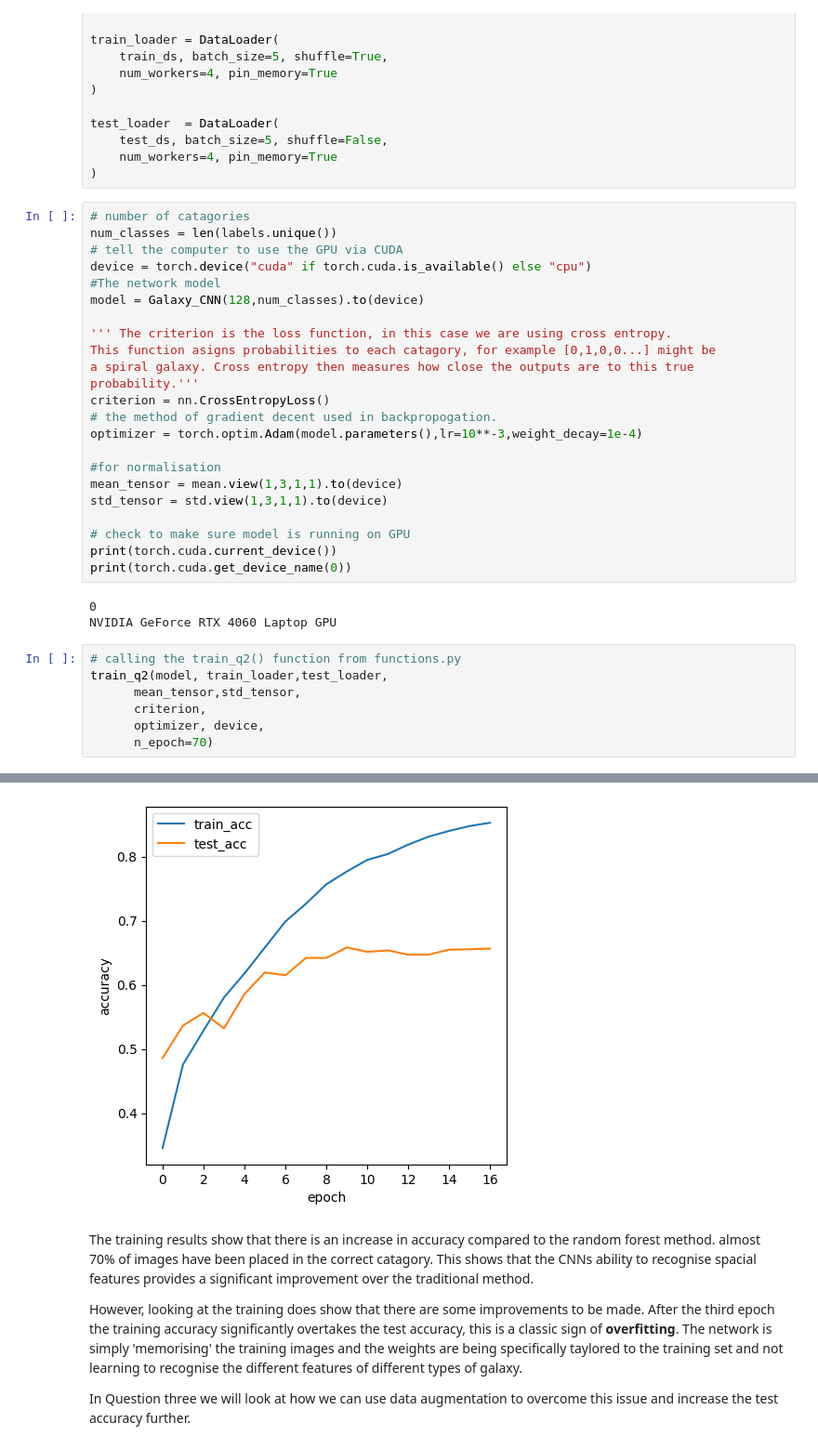
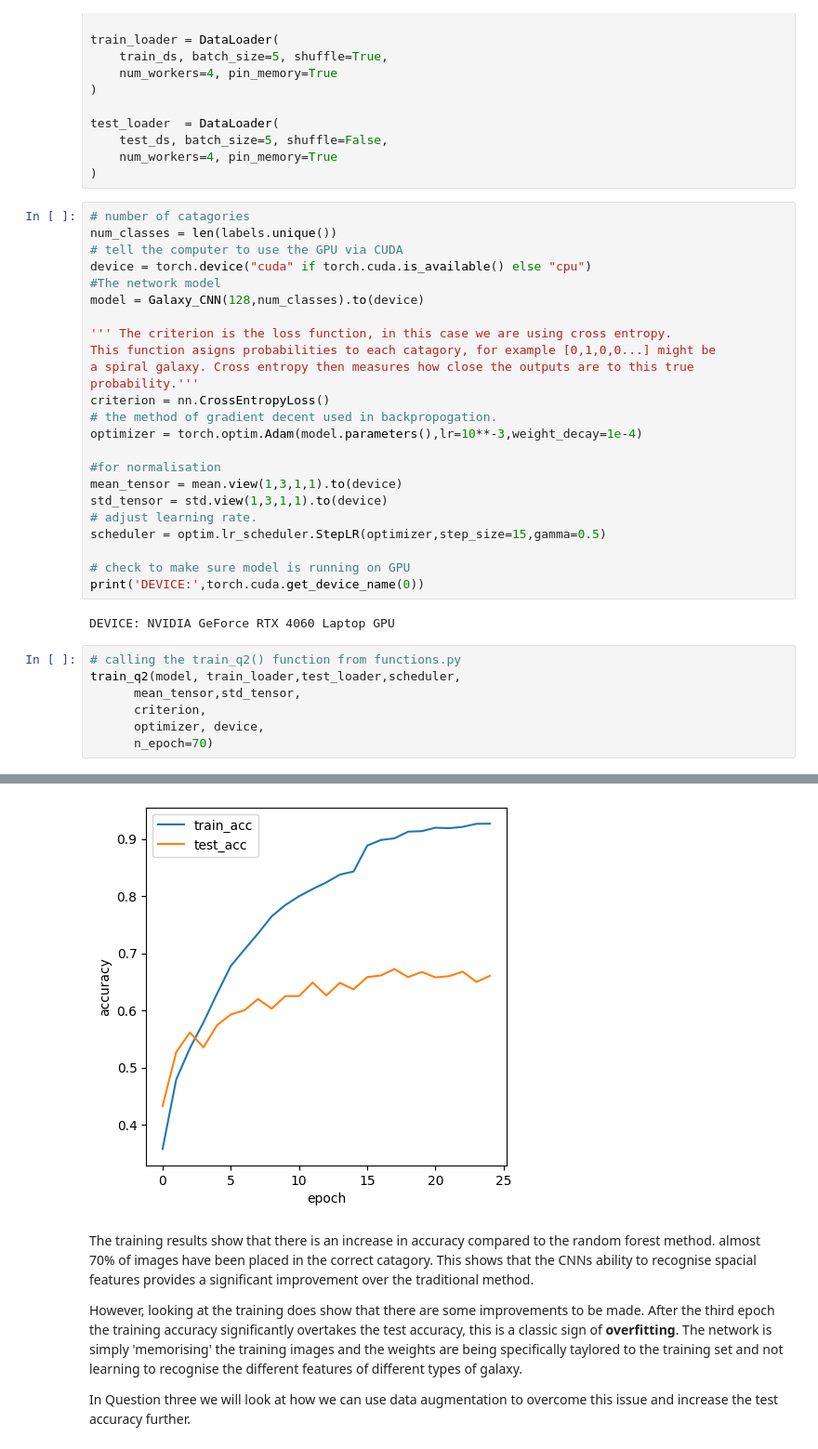
Before and after one commit to B-Ruggles/CW_2_2105755, a Jupyter notebook: py/Q2/main_q2.ipynb, the cells around one changed output, grey strips where cells are left out. Shown at 93% size. Drawn from its saved outputs; the diff is of its cells as text.

```diff
--- a/py/Q2/main_q2.ipynb
+++ b/py/Q2/main_q2.ipynb
@@ -173,16 +168,16 @@ optimizer = torch.optim.Adam(model.parameters(),lr=10**-3,weight_decay=1e-4)
 #for normalisation
 mean_tensor = mean.view(1,3,1,1).to(device)
 std_tensor = std.view(1,3,1,1).to(device)
+# adjust learning rate.
+scheduler = optim.lr_scheduler.StepLR(optimizer,step_size=15,gamma=0.5)
 
 # check to make sure model is running on GPU
-print(torch.cuda.current_device())
-print(torch.cuda.get_device_name(0))
+print('DEVICE:',torch.cuda.get_device_name(0))
 # %% [output]
-0
-NVIDIA GeForce RTX 4060 Laptop GPU
+DEVICE: NVIDIA GeForce RTX 4060 Laptop GPU
 # %%
 # calling the train_q2() function from functions.py
-train_q2(model, train_loader,test_loader,
+train_q2(model, train_loader,test_loader,scheduler,
       mean_tensor,std_tensor,
       criterion,
       optimizer, device,
@@ -208,4 +203,4 @@ Epoch 16/70 Train loss: 0.4383  Train acc: 0.848  Test acc: 0.656
-[figure, old version]
+[figure, new version]
 # %% [markdown]
 The training results show that there is an increase in accuracy compared to the random forest method. almost 70% of images have been placed in the correct catagory. This shows that the CNNs ability to recognise spacial features provides a significant improvement over the traditional method.
 
```
Also changed, not shown: parts of 2 cells of this notebook, 5 other files.
